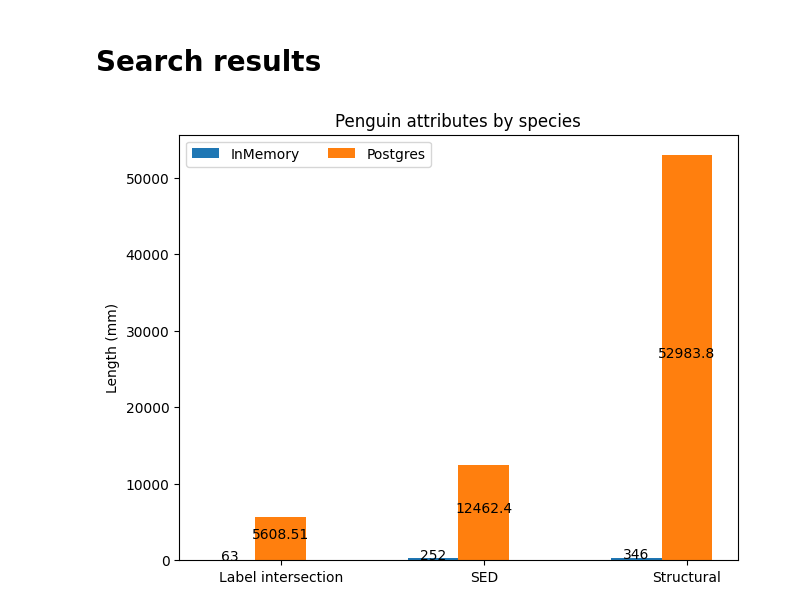
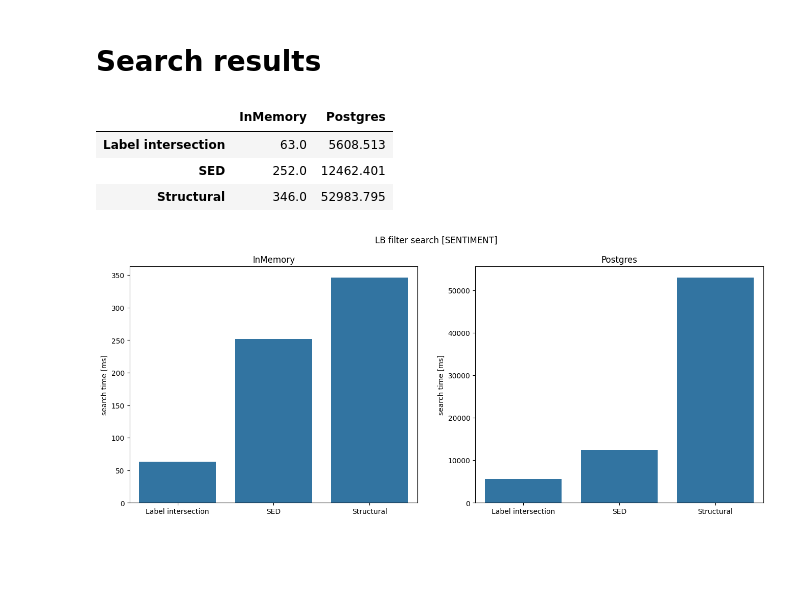
Before and after one commit to LukMRVC/tree-statistics, a Jupyter notebook: TED-viz.ipynb, the cells around one changed output. Saved outputs shown, nothing was run; the diff lists cells and outputs as text; code cells hidden in the pictures; blank space fills up the shorter version.

Commit message:
Visualization of results

```diff
--- a/TED-viz.ipynb
+++ b/TED-viz.ipynb
@@ -559,34 +554,30 @@ plt.show()
 # %% [markdown]
 # Search results
 # %%
-import matplotlib.pyplot as plt
-import numpy as np
+f, axes = plt.subplots(1, 2, figsize=(16, 6))
+f.suptitle('LB filter search [SENTIMENT]')
 
 methods = ("Label intersection", "SED", "Structural")
 measure_envs = {
     'InMemory': (63.0, 252.0, 346.0),
     'Postgres': (5608.513, 12462.401, 52983.795),
 }
 
-x = np.arange(len(methods))  # the label locations
-width = 0.25  # the width of the bars
-multiplier = 0
+df = pd.DataFrame(data={'InMemory': [63.0, 252.0, 346.0], 'Postgres': [5608.513, 12462.401, 52983.795]}, index=["Label intersection", "SED", "Structural"])
+display(df)
 
-fig, ax = plt.subplots(layout='constrained')
+mem = sns.barplot(data=df['InMemory'], ax=axes[0])
+post = sns.barplot(data=df['Postgres'], ax=axes[1])
+axes[0].set_title('InMemory')
+axes[1].set_title('Postgres')
 
-for attribute, measurement in measure_envs.items():
-    offset = width * multiplier
-    rects = ax.bar(x + offset, measurement, width, label=attribute)
-    ax.bar_label(rects, padding=3, label_type='center')
-    multiplier += 1
-
-# Add some text for labels, title and custom x-axis tick labels, etc.
-ax.set_ylabel('Length (mm)')
-ax.set_title('Penguin attributes by species')
-ax.set_xticks(x + width, methods)
-ax.legend(loc='upper left', ncols=3)
-# ax.set_ylim(0, 200, auto=None)
+axes[0].set_ylabel('search time [ms]')
+axes[1].set_ylabel('search time [ms]')
 
 plt.show()
 # %% [output]
+|  | InMemory | Postgres |
+| Label intersection | 63.0 | 5608.513 |
+| SED | 252.0 | 12462.401 |
+| Structural | 346.0 | 52983.795 |
-[figure, old version]
+[figure, new version]
```
Also changed, not shown: parts of 2 cells of this notebook.
